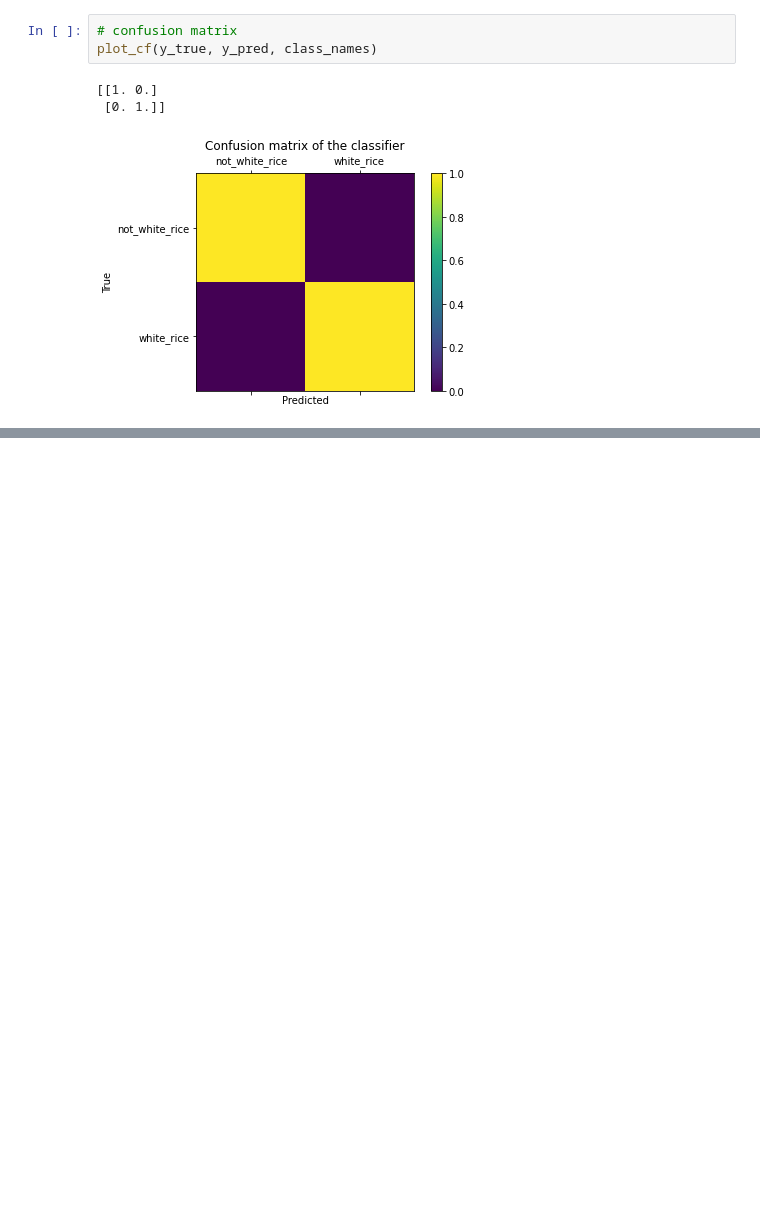
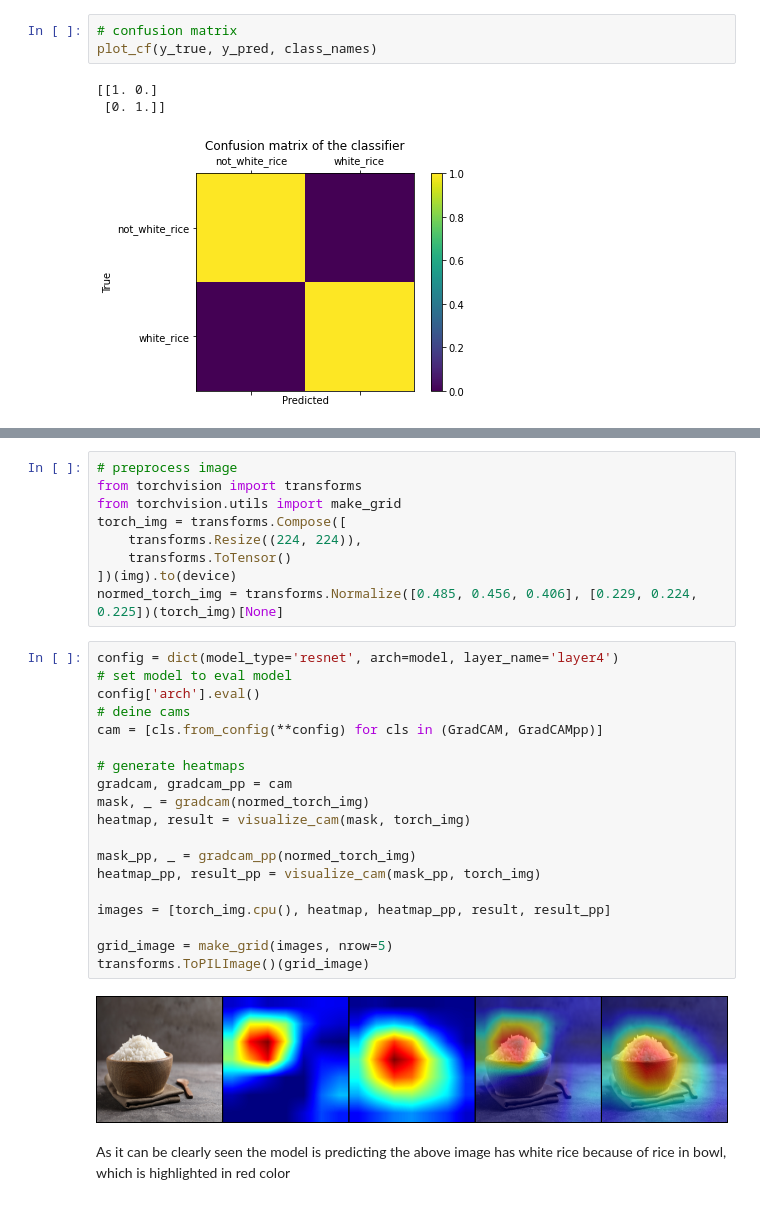
Before and after one commit to satishjasthi/Food-Detector, a Jupyter notebook: src/TrainAndEvaluate.ipynb, the cells around one changed output, grey strips where cells are left out. Drawn from its saved outputs; the diff is of its cells as text; blank space fills up the shorter version.

```diff
--- a/src/TrainAndEvaluate.ipynb
+++ b/src/TrainAndEvaluate.ipynb
@@ -165,0 +185,32 @@ plot_cf(y_true, y_pred, class_names)
+# %%
+# preprocess image
+from torchvision import transforms
+from torchvision.utils import make_grid
+torch_img = transforms.Compose([
+    transforms.Resize((224, 224)),
+    transforms.ToTensor()
+])(img).to(device)
+normed_torch_img = transforms.Normalize([0.485, 0.456, 0.406], [0.229, 0.224, 0.225])(torch_img)[None]
+# %%
+config = dict(model_type='resnet', arch=model, layer_name='layer4')
+# set model to eval model
+config['arch'].eval()
+# deine cams
+cam = [cls.from_config(**config) for cls in (GradCAM, GradCAMpp)]
+
+# generate heatmaps
+gradcam, gradcam_pp = cam
+mask, _ = gradcam(normed_torch_img)
+heatmap, result = visualize_cam(mask, torch_img)
+
+mask_pp, _ = gradcam_pp(normed_torch_img)
+heatmap_pp, result_pp = visualize_cam(mask_pp, torch_img)
+
+images = [torch_img.cpu(), heatmap, heatmap_pp, result, result_pp]
+
+grid_image = make_grid(images, nrow=5)
+transforms.ToPILImage()(grid_image)
+# %% [output]
+[figure, added]
+# %% [markdown]
+As it can be clearly seen the model is predicting the above image has white rice because of rice in bowl, which is highlighted in red color
```
Also changed, not shown: parts of 5 cells of this notebook, 4 other files.
